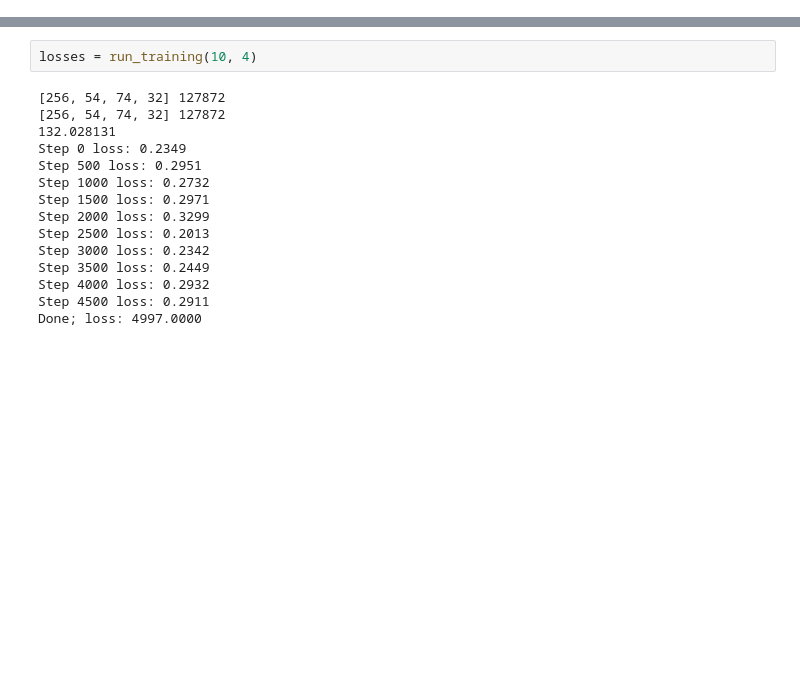
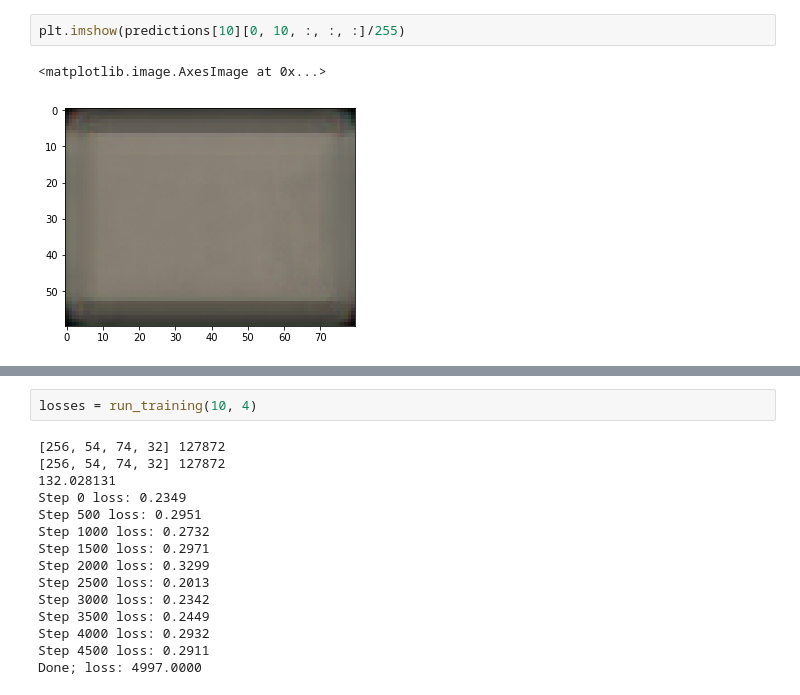
Before and after one commit to galbiati/video-representations, a Jupyter notebook: Prototype-RNN.ipynb, the cells around one changed output, grey strips where cells are left out. Saved outputs shown, nothing was run; the diff lists cells and outputs as text; blank space fills up the shorter version.

```diff
--- a/Prototype-RNN.ipynb
+++ b/Prototype-RNN.ipynb
@@ -122,0 +95,5 @@ def run_training(num_epochs, batchsize, build_model):
+# %%
+plt.imshow(predictions[10][0, 10, :, :, :]/255)
+# %% [output]
+<matplotlib.image.AxesImage at 0x...>
+[figure, added]
```
Also changed, not shown: parts of 11 cells of this notebook, 6 other files.
